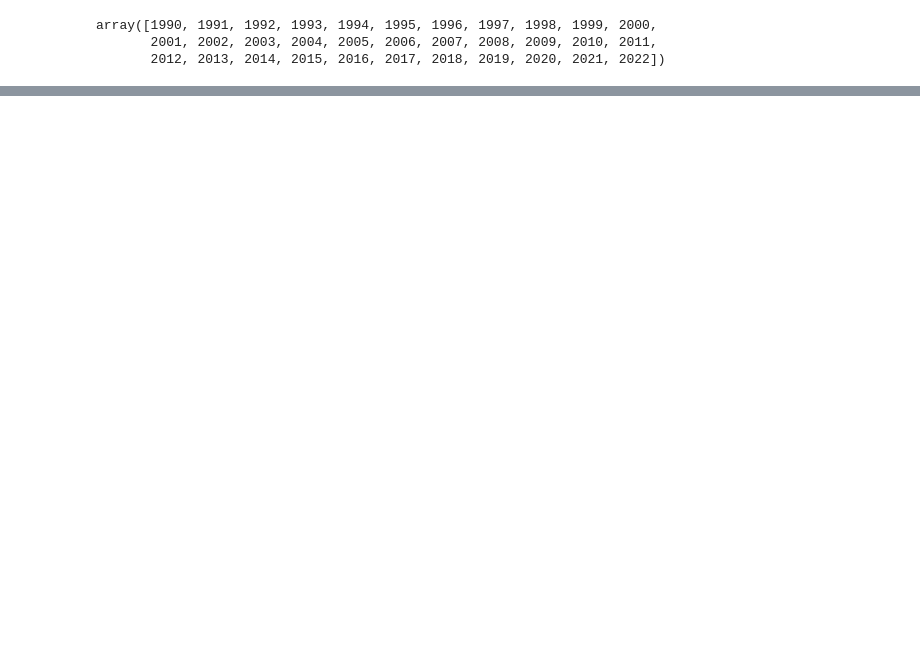
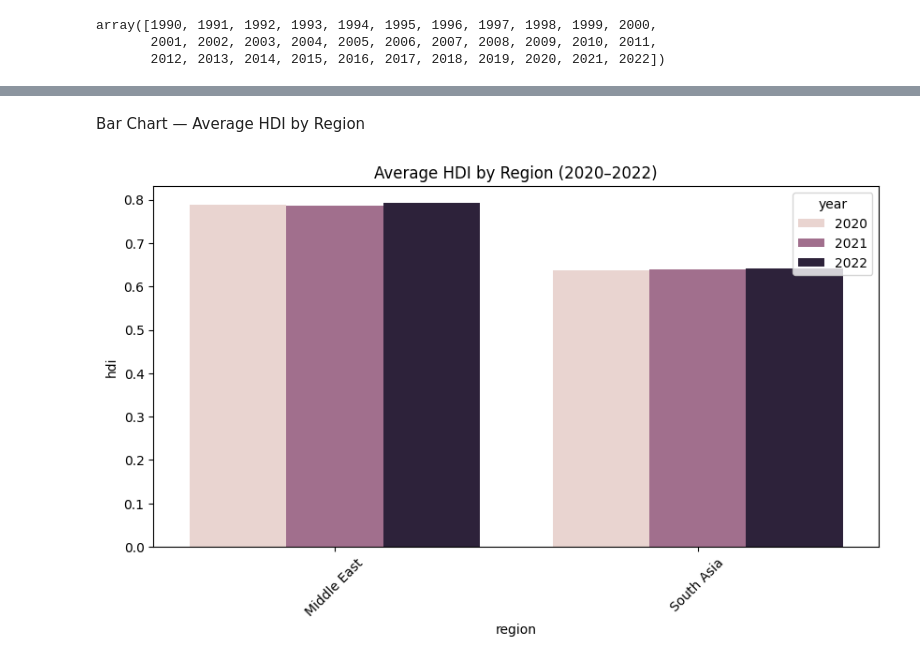
Before and after one commit to np03cs4a240010-collab/Ai, a Jupyter notebook: WLVID_dilliramankhadka.ipynb, the cells around one changed output, grey strips where cells are left out. Drawn from its saved outputs; the diff is of its cells as text; code cells hidden in the pictures; blank space fills up the shorter version.

```diff
--- a/WLVID_dilliramankhadka.ipynb
+++ b/WLVID_dilliramankhadka.ipynb
@@ -30,0 +197,49 @@ hdi_2022_df = df[df['year'] == 2022]
+# %% [markdown]
+Bar Chart — Average HDI by Region
+# %%
+region_map = {
+    # South Asia
+    'Afghanistan': 'South Asia',
+    'Bangladesh': 'South Asia',
+    'Bhutan': 'South Asia',
+    'India': 'South Asia',
+    'Maldives': 'South Asia',
+    'Nepal': 'South Asia',
+    'Pakistan': 'South Asia',
+    'Sri Lanka': 'South Asia',
+
+    # Middle East
+    'Bahrain': 'Middle East',
+    'Iran': 'Middle East',
+    'Iraq': 'Middle East',
+    'Israel': 'Middle East',
+    'Jordan': 'Middle East',
+    'Kuwait': 'Middle East',
+    'Lebanon': 'Middle East',
+    'Oman': 'Middle East',
+    'Palestine': 'Middle East',
+    'Qatar': 'Middle East',
+    'Saudi Arabia': 'Middle East',
+    'Syria': 'Middle East',
+    'United Arab Emirates': 'Middle East',
+    'Yemen': 'Middle East'
+}
+# %%
+hdi_1b['region'] = hdi_1b['country'].map(region_map)
+# %%
+hdi_1b = hdi_1b.dropna(subset=['region'])
+# %%
+region_avg = (
+    hdi_1b
+    .groupby(['region', 'year'])['hdi']
+    .mean()
+    .reset_index()
+)
+# %%
+plt.figure(figsize=(10,5))
+sns.barplot(data=region_avg, x='region', y='hdi', hue='year')
+plt.xticks(rotation=45)
+plt.title("Average HDI by Region (2020–2022)")
+plt.show()
+# %% [output]
+[figure, added]
```
Also changed, not shown: parts of 47 cells of this notebook.
